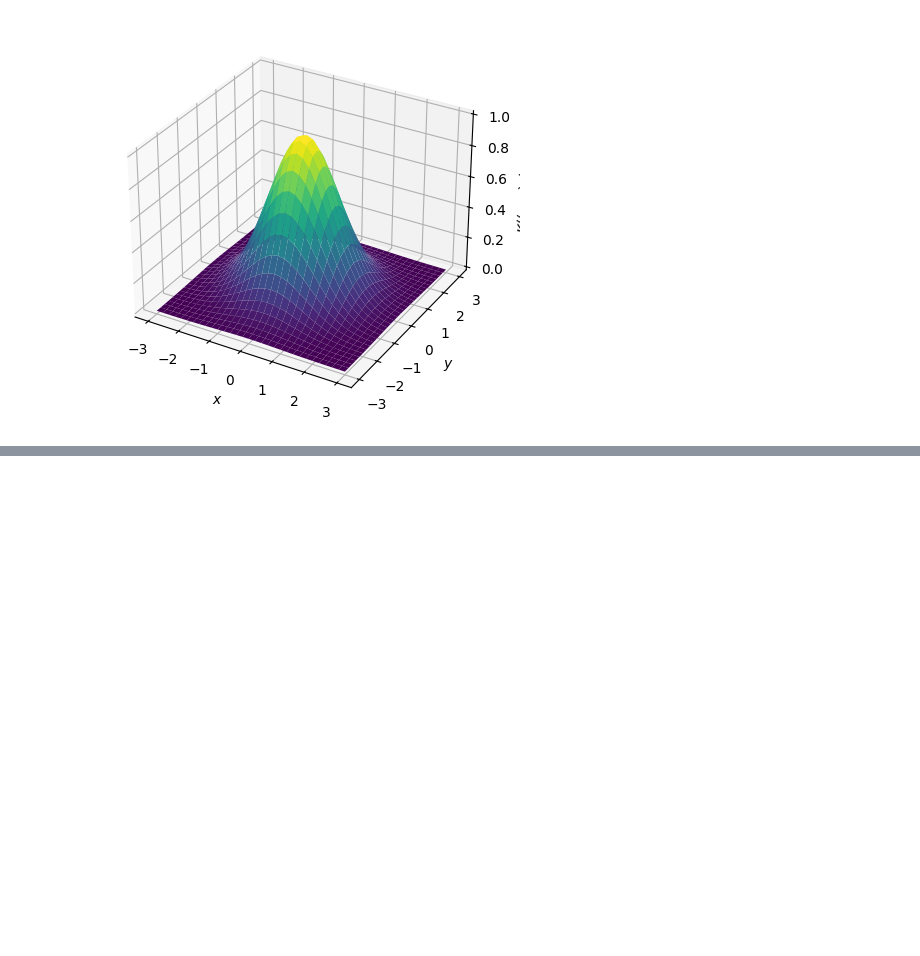
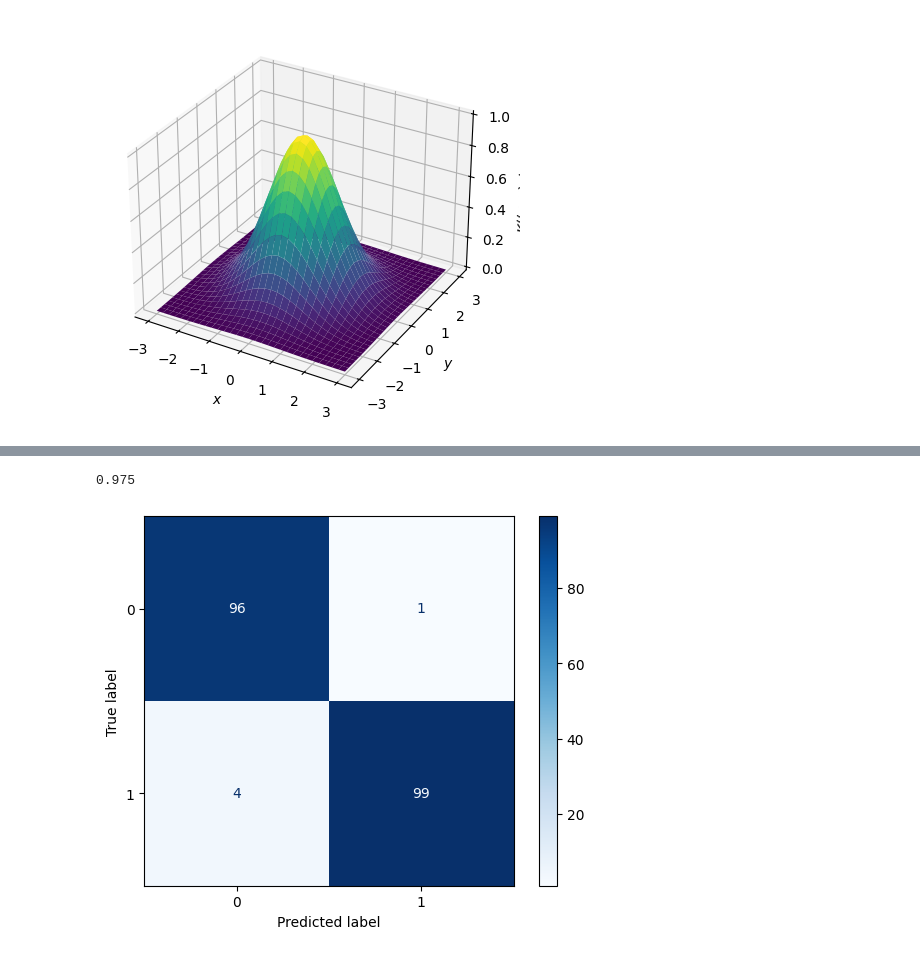
Before and after one commit to ajakovac/ML-in-Practice-I, a Jupyter notebook: DT and bagging.ipynb, the cells around one changed output, grey strips where cells are left out. Drawn from its saved outputs; the diff is of its cells as text; code cells hidden in the pictures; blank space fills up the shorter version.

```diff
--- a/DT and bagging.ipynb
+++ b/DT and bagging.ipynb
@@ -572,0 +596,8 @@ plt.show()
+# %%
+y_pred = knn.predict(X_test)
+cm = confusion_matrix(y_pred,y_test)
+ConfusionMatrixDisplay(cm).plot(cmap='Blues')
+accuracy_score(y_pred,y_test)
+# %% [output]
+0.975
+[figure, added]
```
Also changed, not shown: parts of 4 cells of this notebook, 4 other files.
